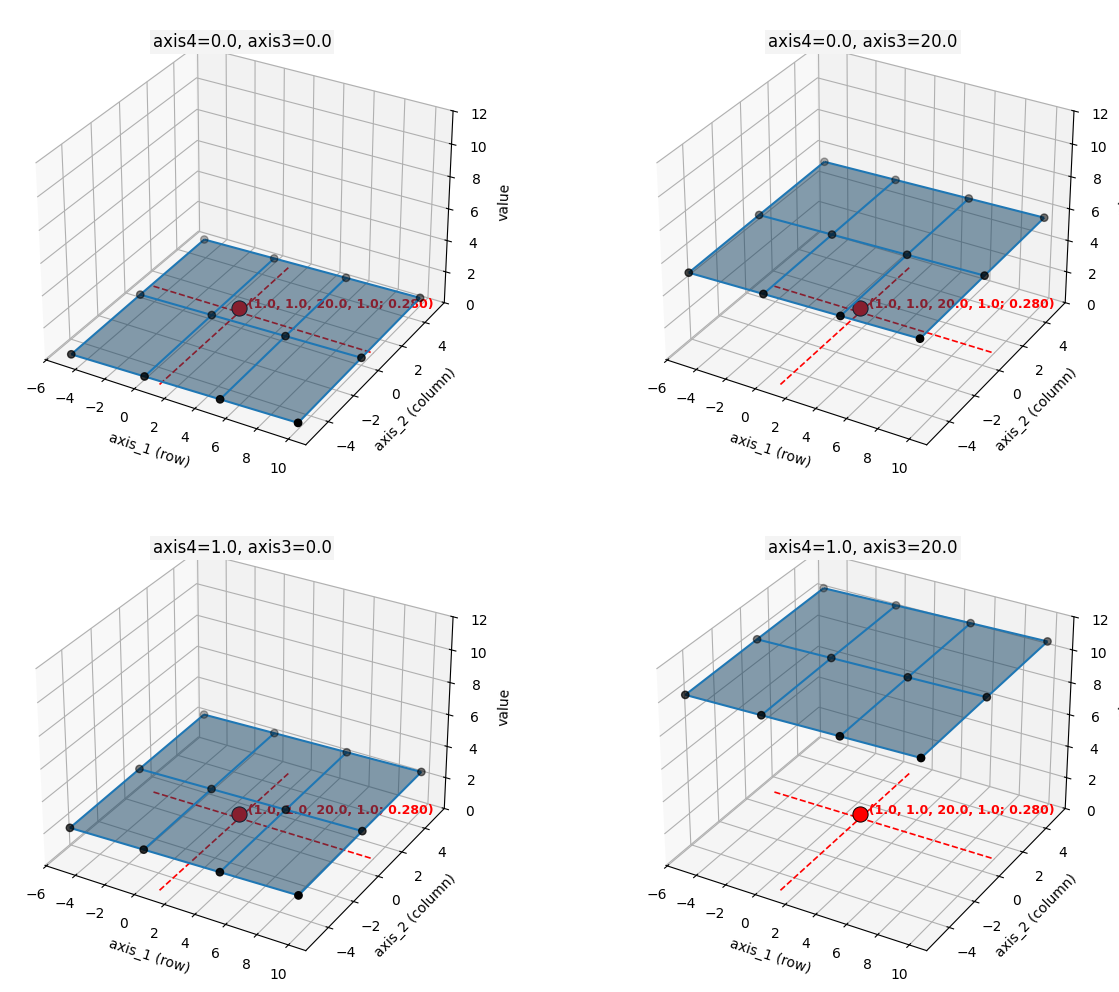
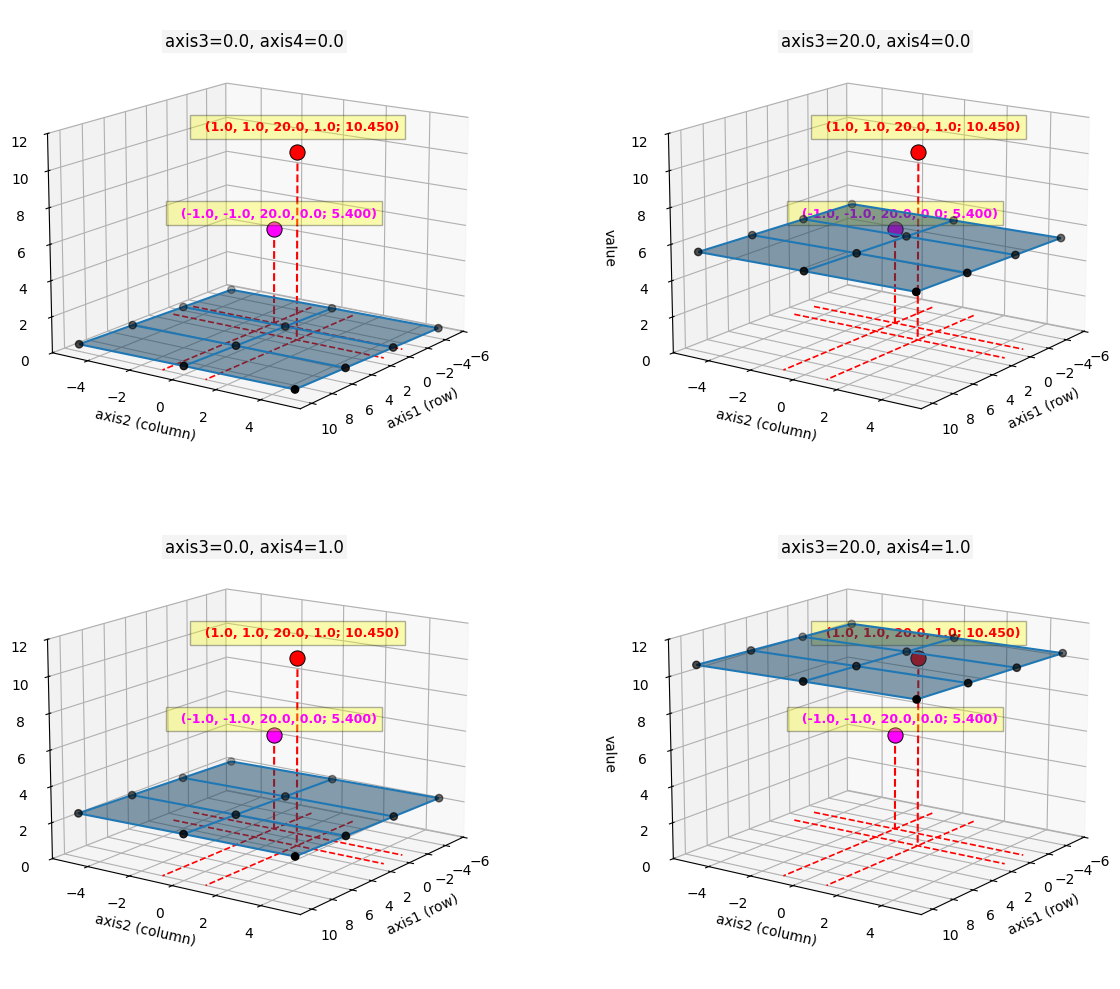
The change to this notebook cell's code, shown as a diff; its figure went from the first image to the second:
--- before
+++ after
@@ -32,9 +32,10 @@
     ax4 = 1.0
     z_ = float(np.asarray(jsbsim_lookup4D(row=x0, col=y0, axis3=ax3, axis4=ax4)))
-    #z_=5.0 # just to test
-    ax.scatter([x0], [y0], [z_], color="red", s=120, edgecolor="k", linewidth=0.7)
-
-    ax.text(x0, y0, z_, f"  ({x0:.1f}, {y0:.1f}, {ax3:.1f}, {ax4:.1f}; {z_:.3f})", color="red", fontsize=9, weight="bold")
-    
+    ax.scatter([x0], [y0], [z_], 
+               color="red", s=120, edgecolor="k", linewidth=0.7, alpha=1.0)
+    ax.text(x0, y0, z_*1.10, f"  ({x0:.1f}, {y0:.1f}, {ax3:.1f}, {ax4:.1f}; {z_:.3f})", 
+            ha="center", va="bottom",
+            bbox=dict(facecolor='yellow', alpha=0.3),
+            color="red", fontsize=9, weight="bold", alpha=1.0)
 
     # Dashed projection lines:
@@ -46,11 +47,33 @@
     ax.plot([x0, x0], [y_min, y_max], [z_plane, z_plane], "r--", linewidth=1.2)
 
-    ax.set_xlabel("axis_1 (row)")
-    ax.set_ylabel("axis_2 (column)")
+    # Interpolated lookup at row=-1, col=-1 for the current (axis3, axis4) slice.
+    x0, y0 = -1.0, -1.0
+    ax3 = 20.0
+    ax4 = 0.0
+    z_ = float(np.asarray(jsbsim_lookup4D(row=x0, col=y0, axis3=ax3, axis4=ax4)))
+    ax.scatter([x0], [y0], [z_], 
+               color="magenta", s=120, edgecolor="k", linewidth=0.7, alpha=1.0)
+    ax.text(x0, y0, z_*1.10, f"  ({x0:.1f}, {y0:.1f}, {ax3:.1f}, {ax4:.1f}; {z_:.3f})", 
+            ha="center", va="bottom",
+            bbox=dict(facecolor='yellow', alpha=0.3),
+            color="magenta", fontsize=9, weight="bold", alpha=1.0)
+
+
+    # Dashed projection lines:
+    # 1) from 3D point to the (axis1, axis2) plane at z = 0
+    # 2) in-plane projections extended to plane limits along axis1 and axis2
+    z_plane = 0
+    ax.plot([x0, x0], [y0, y0], [z_, z_plane], "r--", linewidth=1.5)
+    ax.plot([x_min, x_max], [y0, y0], [z_plane, z_plane], "r--", linewidth=1.2)
+    ax.plot([x0, x0], [y_min, y_max], [z_plane, z_plane], "r--", linewidth=1.2)
+
+    ax.set_xlabel("axis1 (row)")
+    ax.set_ylabel("axis2 (column)")
     ax.set_zlabel("value")
     ax.set_zlim(0.0, 12.0)
+    ax.view_init(elev=15, azim=35)
     # In 3D plots, lowering y is usually more effective than changing pad.
     ax.set_title(
-        f"axis4={bp4}, axis3={bp3}",
+        f"axis3={bp3}, axis4={bp4}",
         y=0.98,
         bbox={"facecolor": "#f4f4f4", "edgecolor": "none", "pad": 2.0},

Commit: Fixed Jupyter examples test_ballx